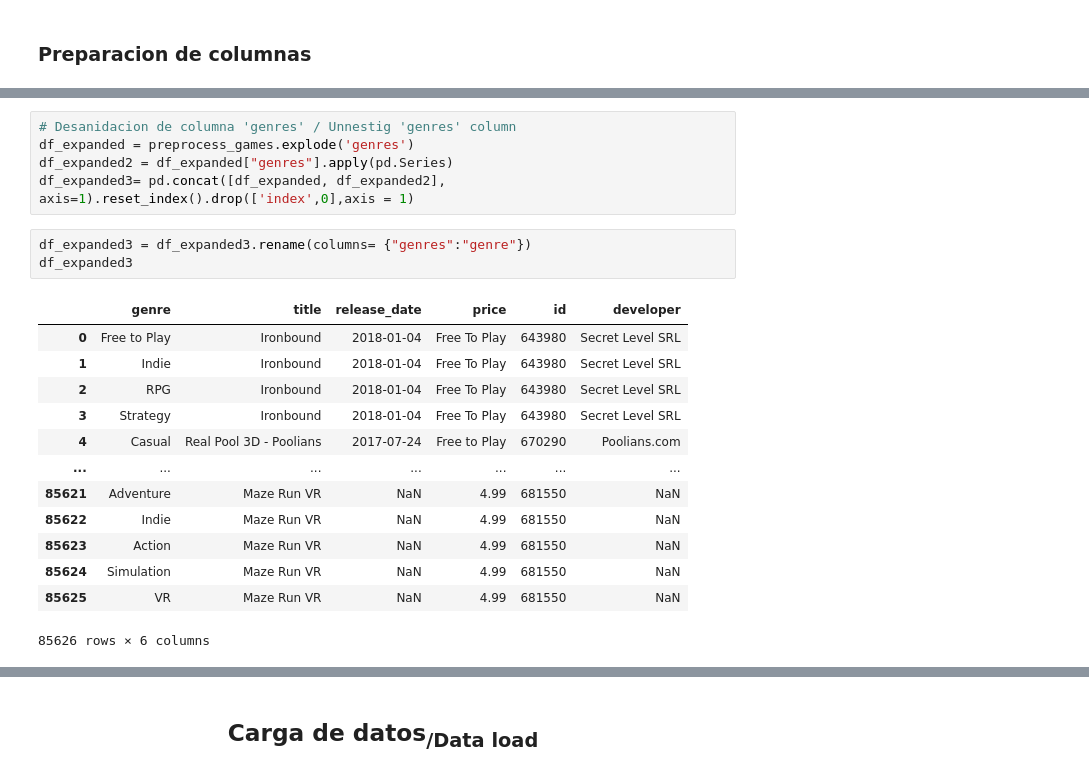
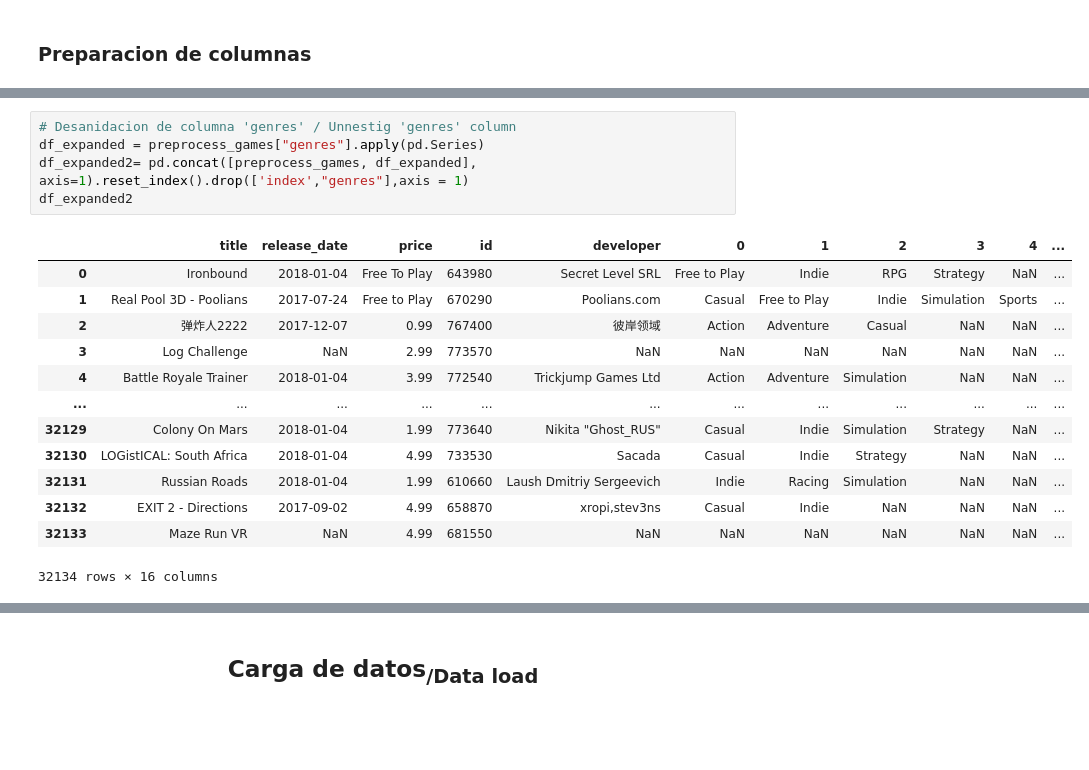
Before and after one commit to Edgarescribiendo/PI_1-ML_OPS-, a Jupyter notebook: ETL-games.ipynb, the cells around one changed output, grey strips where cells are left out. Drawn from its saved outputs; the diff is of its cells as text; blank space fills up the shorter version.

```diff
--- a/ETL-games.ipynb
+++ b/ETL-games.ipynb
@@ -173,23 +149,20 @@ preprocess_games
 32134 rows × 6 columns
 # %%
 # Desanidacion de columna 'genres' / Unnestig 'genres' column
-df_expanded = preprocess_games.explode('genres')
-df_expanded2 = df_expanded["genres"].apply(pd.Series)
-df_expanded3= pd.concat([df_expanded, df_expanded2], axis=1).reset_index().drop(['index',0],axis = 1)
+df_expanded = preprocess_games["genres"].apply(pd.Series)
+df_expanded2= pd.concat([preprocess_games, df_expanded], axis=1).reset_index().drop(['index',"genres"],axis = 1)
+df_expanded2
+# %% [output]
+|  | title | release_date | price | id | developer | 0 | 1 | 2 | 3 | 4 | ... |
+| 0 | Ironbound | 2018-01-04 | Free To Play | 643980 | Secret Level SRL | Free to Play | Indie | RPG | Strategy | NaN | ... |
+| 1 | Real Pool 3D - Poolians | 2017-07-24 | Free to Play | 670290 | Poolians.com | Casual | Free to Play | Indie | Simulation | Sports | ... |
+| 2 | 弹炸人2222 | 2017-12-07 | 0.99 | 767400 | 彼岸领域 | Action | Adventure | Casual | NaN | NaN | ... |
+| 3 | Log Challenge | NaN | 2.99 | 773570 | NaN | NaN | NaN | NaN | NaN | NaN | ... |
+| 4 | Battle Royale Trainer | 2018-01-04 | 3.99 | 772540 | Trickjump Games Ltd | Action | Adventure | Simulation | NaN | NaN | ... |
+| ... | ... | ... | ... | ... | ... | ... | ... | ... | ... | ... | ... |
+| 32129 | Colony On Mars | 2018-01-04 | 1.99 | 773640 | Nikita "Ghost_RUS" | Casual | Indie | Simulation | Strategy | NaN | ... |
+| 32130 | LOGistICAL: South Africa | 2018-01-04 | 4.99 | 733530 | Sacada | Casual | Indie | Strategy | NaN | NaN | ... |
+| 32131 | Russian Roads | 2018-01-04 | 1.99 | 610660 | Laush Dmitriy Sergeevich | Indie | Racing | Simulation | NaN | NaN | ... |
+| 32132 | EXIT 2 - Directions | 2017-09-02 | 4.99 | 658870 | xropi,stev3ns | Casual | Indie | NaN | NaN | NaN | ... |
+| 32133 | Maze Run VR | NaN | 4.99 | 681550 | NaN | NaN | NaN | NaN | NaN | NaN | ... |
+32134 rows × 16 columns
-# %%
-df_expanded3 = df_expanded3.rename(columns= {"genres":"genre"})
-df_expanded3
-# %% [output]
-|  | genre | title | release_date | price | id | developer |
-| 0 | Free to Play | Ironbound | 2018-01-04 | Free To Play | 643980 | Secret Level SRL |
-| 1 | Indie | Ironbound | 2018-01-04 | Free To Play | 643980 | Secret Level SRL |
-| 2 | RPG | Ironbound | 2018-01-04 | Free To Play | 643980 | Secret Level SRL |
-| 3 | Strategy | Ironbound | 2018-01-04 | Free To Play | 643980 | Secret Level SRL |
-| 4 | Casual | Real Pool 3D - Poolians | 2017-07-24 | Free to Play | 670290 | Poolians.com |
-| ... | ... | ... | ... | ... | ... | ... |
-| 85621 | Adventure | Maze Run VR | NaN | 4.99 | 681550 | NaN |
-| 85622 | Indie | Maze Run VR | NaN | 4.99 | 681550 | NaN |
-| 85623 | Action | Maze Run VR | NaN | 4.99 | 681550 | NaN |
-| 85624 | Simulation | Maze Run VR | NaN | 4.99 | 681550 | NaN |
-| 85625 | VR | Maze Run VR | NaN | 4.99 | 681550 | NaN |
-85626 rows × 6 columns
```
Also changed, not shown: parts of 13 cells of this notebook, 4 other files.
